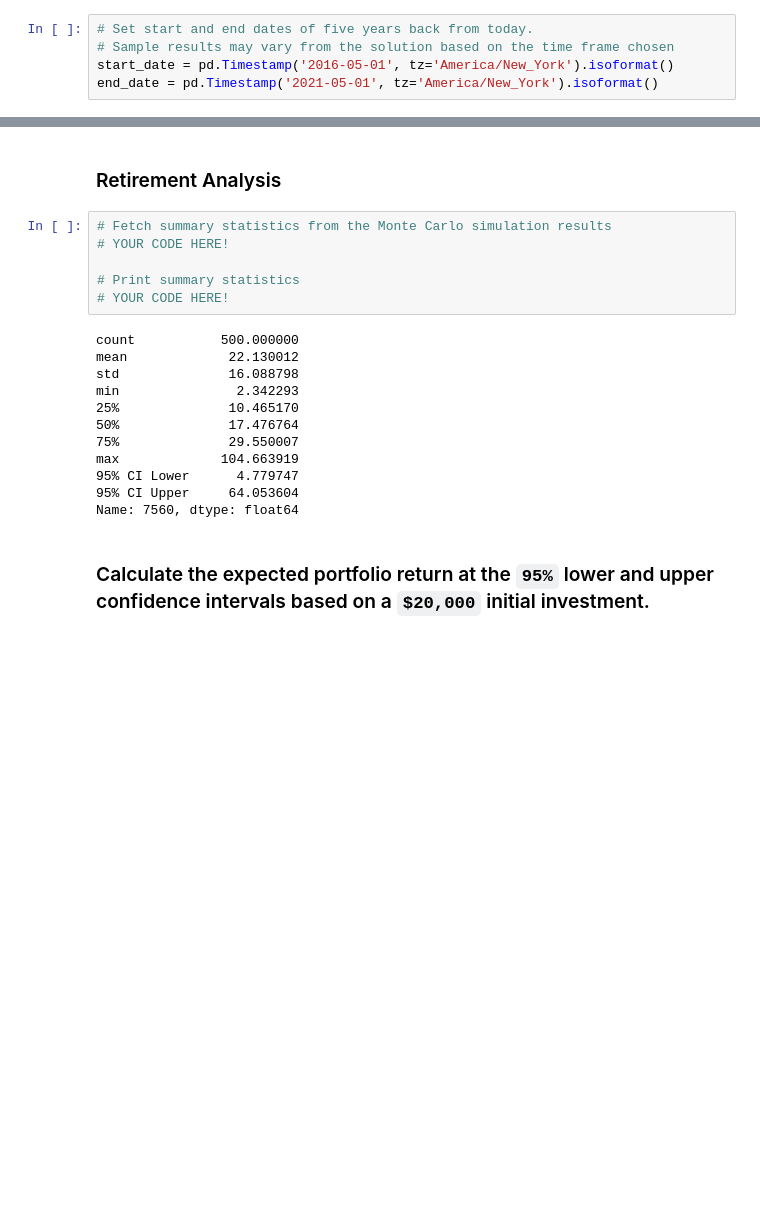
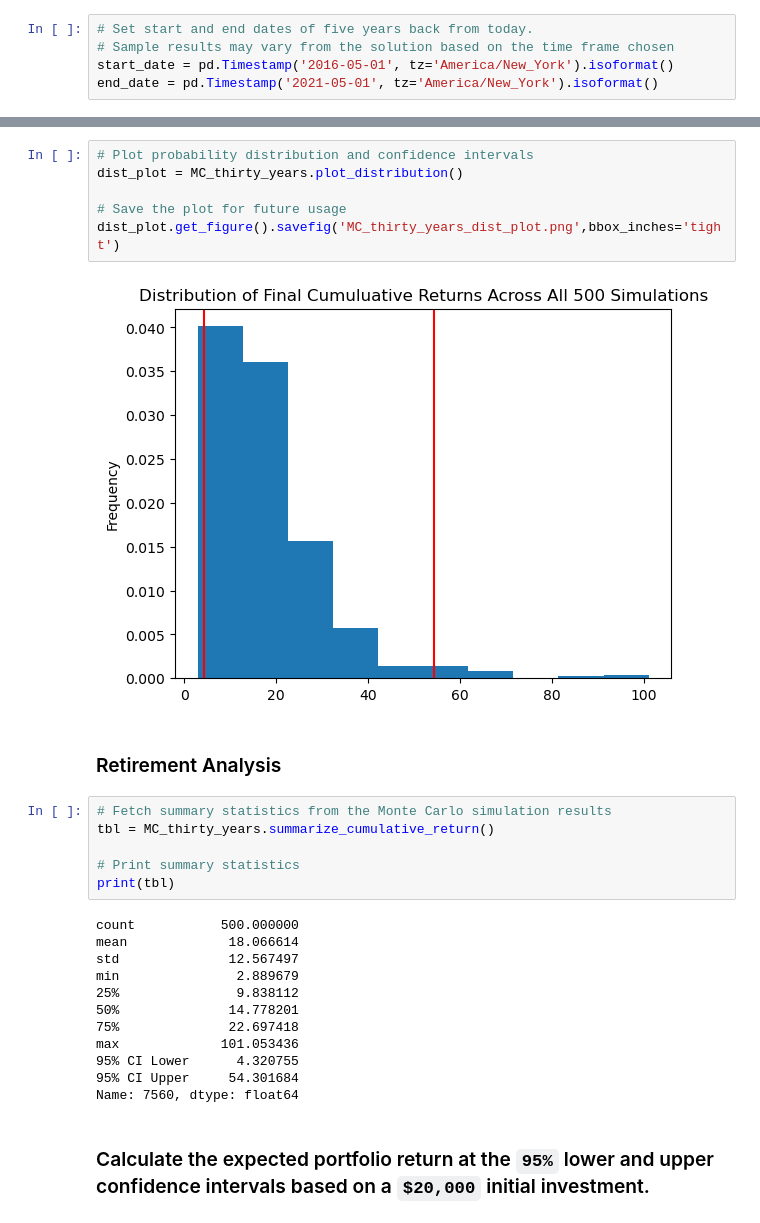
Before and after one commit to eyva19/Financial_planner_emergencies_retirement, a Jupyter notebook: Instructions/Starter_Code/financial-planner.ipynb, the cells around one changed output, grey strips where cells are left out. Saved outputs shown, nothing was run; the diff lists cells and outputs as text; blank space fills up the shorter version.

```diff
--- a/Instructions/Starter_Code/financial-planner.ipynb
+++ b/Instructions/Starter_Code/financial-planner.ipynb
@@ -359,22 +379,30 @@ Running Monte Carlo simulation number 490.
+# %%
+# Plot probability distribution and confidence intervals
+dist_plot = MC_thirty_years.plot_distribution()
+
+# Save the plot for future usage
+dist_plot.get_figure().savefig('MC_thirty_years_dist_plot.png',bbox_inches='tight')
+# %% [output]
+[figure, added]
 # %% [markdown]
 ### Retirement Analysis
 # %%
 # Fetch summary statistics from the Monte Carlo simulation results
-# YOUR CODE HERE!
+tbl = MC_thirty_years.summarize_cumulative_return()
 
 # Print summary statistics
-# YOUR CODE HERE!
+print(tbl)
 # %% [output]
 count           500.000000
-mean             22.130012
-std              16.088798
-min               2.342293
-25%              10.465170
-50%              17.476764
-75%              29.550007
-max             104.663919
-95% CI Lower      4.779747
-95% CI Upper     64.053604
+mean             18.066614
+std              12.567497
+min               2.889679
+25%               9.838112
+50%              14.778201
+75%              22.697418
+max             101.053436
+95% CI Lower      4.320755
+95% CI Upper     54.301684
 Name: 7560, dtype: float64
 # %% [markdown]
 ### Calculate the expected portfolio return at the `95%` lower and upper confidence intervals based on a `$20,000` initial investment.
```
Also changed, not shown: parts of 42 cells of this notebook, 8 other files.
